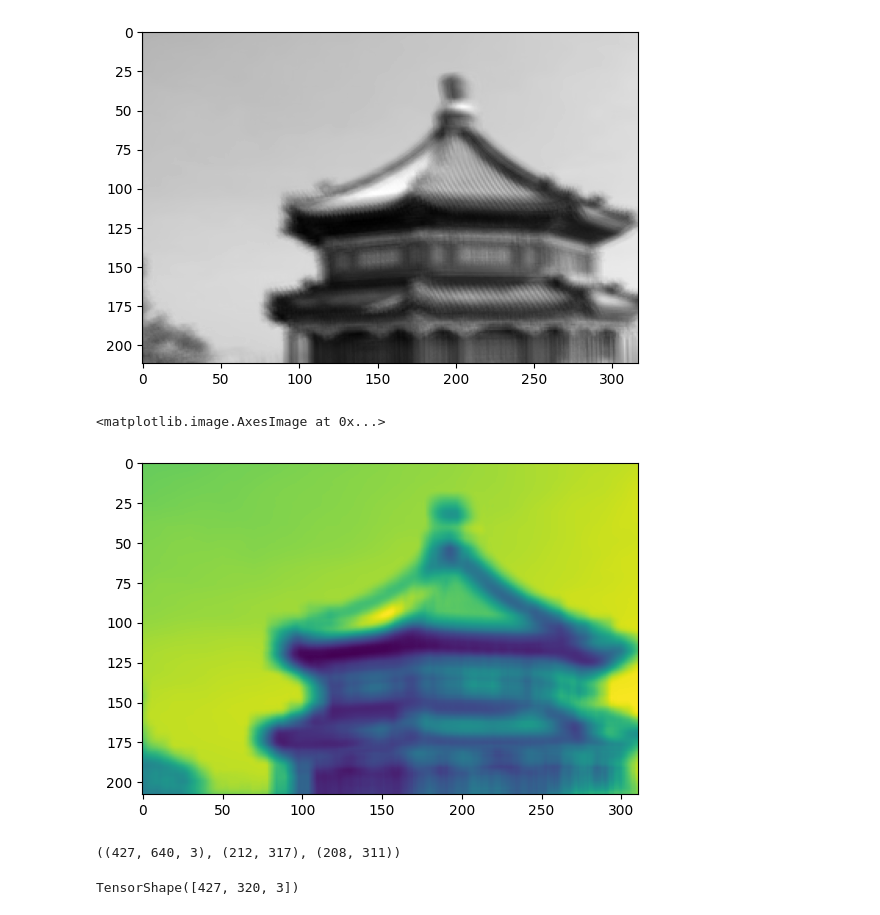
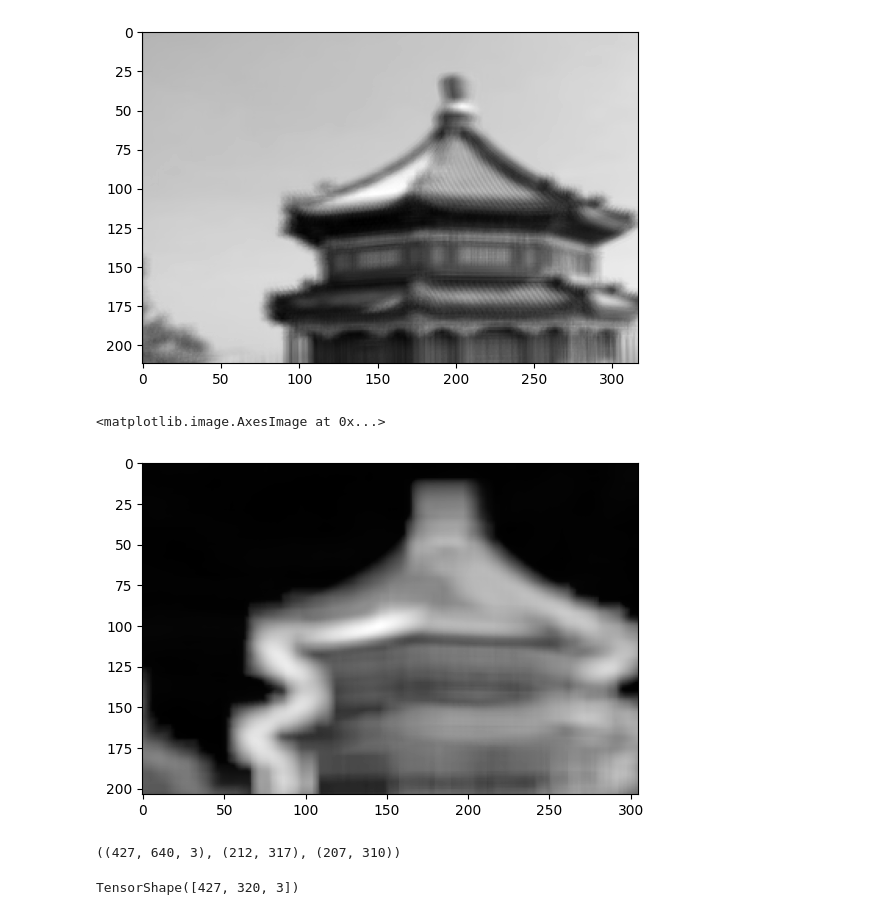
Before and after one commit to kaladabrio2020/livro-aprendizado-de-maquina-sklearn-keras-tf, a Jupyter notebook: Parte II-Redes Neurais e Aprendizado Profundo/Capítulo 14 - Visão computacional.../RedesConvulocionais.ipynb, the cells around one changed output. Drawn from its saved outputs; the diff is of its cells as text; code cells hidden in the pictures.

```diff
--- a/Parte II-Redes Neurais e Aprendizado Profundo/Capítulo 14 - Visão computacional.../RedesConvulocionais.ipynb
+++ b/Parte II-Redes Neurais e Aprendizado Profundo/Capítulo 14 - Visão computacional.../RedesConvulocionais.ipynb
@@ -112,6 +127,11 @@ def pooling(image, filter, strides=1, padding='valid', random=False, type='max')
                     saida[i, j] = np.max(regiao)
                 case 'avg':
                     saida[i, j] = np.average(regiao)
+                case 'std':
+                    saida[i, j] = np.std(regiao)
+
+                case 'var':
+                    saida[i, j] = np.var(regiao)
 
     return saida
 # %%
@@ -126,16 +146,16 @@ plt.show()
 # %% [output]
 [figure]
 # %%
-poolin = pooling(china, 32, random=True, type='avg', strides=2)
+poolin = pooling(china, 20, random=True, type='std', strides=2)
 # %%
-plt.imshow(poolin)
+plt.imshow(poolin, cmap='gray')
 # %% [output]
 <matplotlib.image.AxesImage at 0x...>
-[figure, old version]
+[figure, new version]
 # %%
 china.shape,result.shape, poolin.shape
 # %% [output]
-((427, 640, 3), (212, 317), (208, 311))
+((427, 640, 3), (212, 317), (207, 310))
 # %%
 pool = tf.nn.max_pool(china, ksize=43, strides=2, padding='SAME')
 # %%
```
Also changed, not shown: parts of 5 cells of this notebook, 6 other files.
